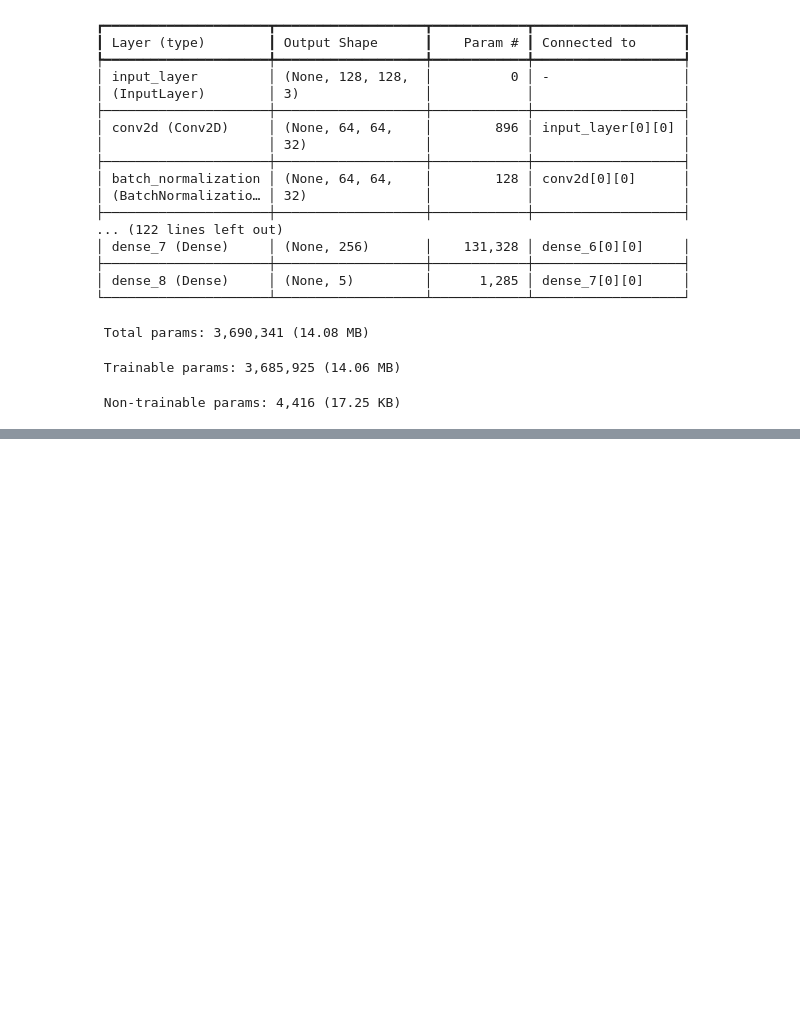
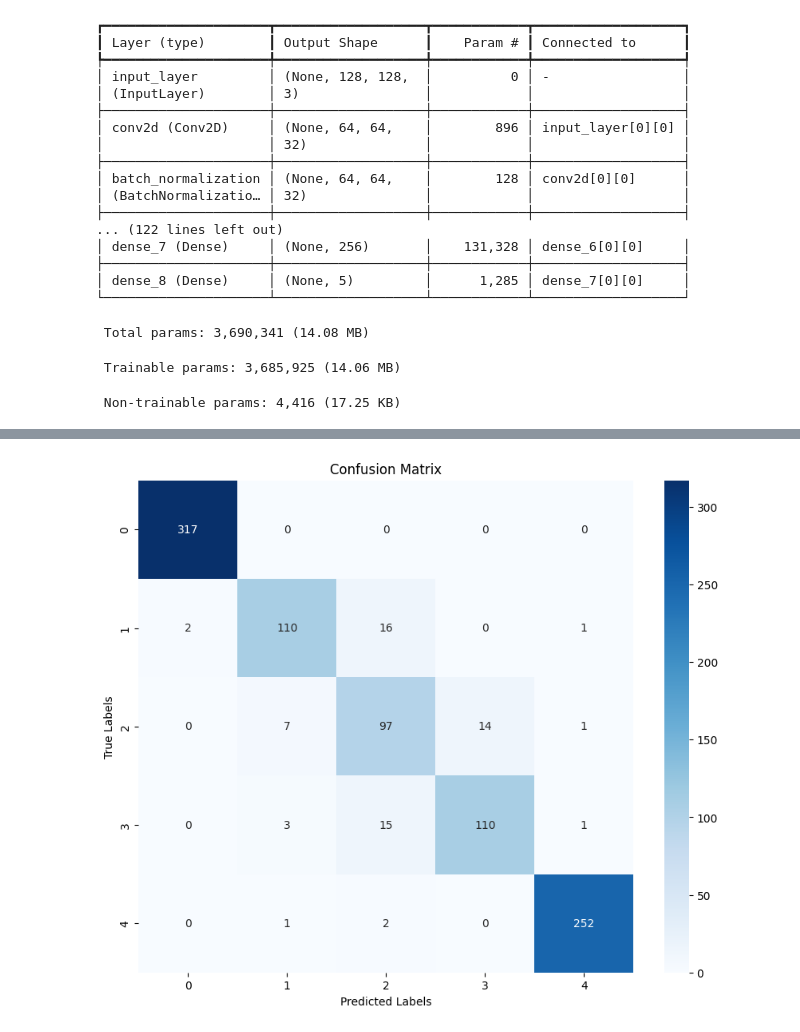
Before and after one commit to ahmadkhalidh/LFANet, a Jupyter notebook: modelling/LFANet_NoResidual.ipynb, the cells around one changed output, grey strips where cells are left out. Saved outputs shown, nothing was run; the diff lists cells and outputs as text; code cells hidden in the pictures; blank space fills up the shorter version.

```diff
--- a/modelling/LFANet_NoResidual.ipynb
+++ b/modelling/LFANet_NoResidual.ipynb
@@ -482,0 +605,69 @@ weighted avg       0.07      0.27      0.11       950
+# %%
+import numpy as np
+import matplotlib.pyplot as plt
+import seaborn as sns
+from sklearn.metrics import confusion_matrix, classification_report, roc_auc_score
+
+# Get predicted probabilities and predicted class labels
+y_pred = model_no_residual.predict(x_test)
+y_pred_classes = np.argmax(y_pred, axis=1)
+
+# Convert one-hot encoded y_test back to class labels
+y_true = np.argmax(y_test, axis=1)
+
+# Define class labels explicitly to ensure consistent ordering
+labels = np.arange(y_pred.shape[1])  # e.g., array([0, 1, 2, ..., n_classes-1])
+
+# Create confusion matrix
+conf_matrix = confusion_matrix(y_true, y_pred_classes, labels=labels)
+
+# Compute class-wise metrics from sklearn report
+report = classification_report(y_true, y_pred_classes, output_dict=True, labels=labels)
+
+# Compute specificity, PLR, and NLR for each class
+specificity = {}
+plr = {}
+nlr = {}
+
+for i in labels:
+    tp = conf_matrix[i, i]
+    fn = np.sum(conf_matrix[i, :]) - tp
+    fp = np.sum(conf_matrix[:, i]) - tp
+    tn = np.sum(conf_matrix) - (tp + fp + fn)
+
+    sens = tp / (tp + fn) if (tp + fn) > 0 else 0  # Sensitivity (Recall)
+    spec = tn / (tn + fp) if (tn + fp) > 0 else 0  # Specificity
+
+    specificity[i] = spec
+    # Positive Likelihood Ratio (PLR) = Sensitivity / (1 - Specificity)
+    plr[i] = sens / (1 - spec) if (1 - spec) > 0 else np.inf
+    # Negative Likelihood Ratio (NLR) = (1 - Sensitivity) / Specificity
+    nlr[i] = (1 - sens) / spec if spec > 0 else np.inf
+
+# Print class-wise results including PLR and NLR
+print("Class-wise metrics:")
+for label in labels:
+    print(f"Class {label}:")
+    print(f"  Precision   : {report[str(label)]['precision']:.4f}")
+    print(f"  Recall      : {report[str(label)]['recall']:.4f}")
+    print(f"  Specificity : {specificity[label]:.4f}")
+    print(f"  PLR         : {plr[label]:.4f}")
+    print(f"  NLR         : {nlr[label]:.4f}")
+    print(f"  F1-Score    : {report[str(label)]['f1-score']:.4f}")
+    print()
+
+# Compute AUC if applicable (multi-class)
+if y_pred.shape[1] > 1:
+    auc_overall = roc_auc_score(y_test, y_pred, multi_class="ovr")
+    print(f"Overall AUC: {auc_overall:.4f}")
+
+# Plot confusion matrix using seaborn
+plt.figure(figsize=(10, 8))
+sns.heatmap(conf_matrix, annot=True, fmt='d', cmap='Blues',
+            xticklabels=labels,
+            yticklabels=labels)
+plt.title('Confusion Matrix')
+plt.xlabel('Predicted Labels')
+plt.ylabel('True Labels')
+plt.show()
+# %% [output]
@@ -482,0 +691 @@ weighted avg       0.07      0.27      0.11       950
+[figure, added]
```
Also changed, not shown: parts of 20 cells of this notebook, 11 other files.
